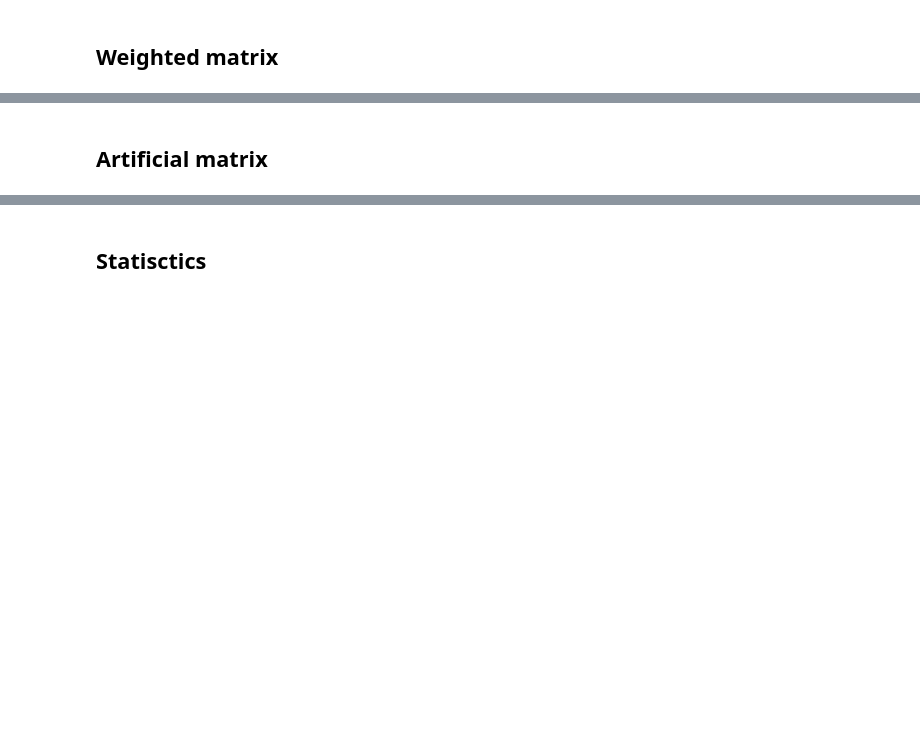
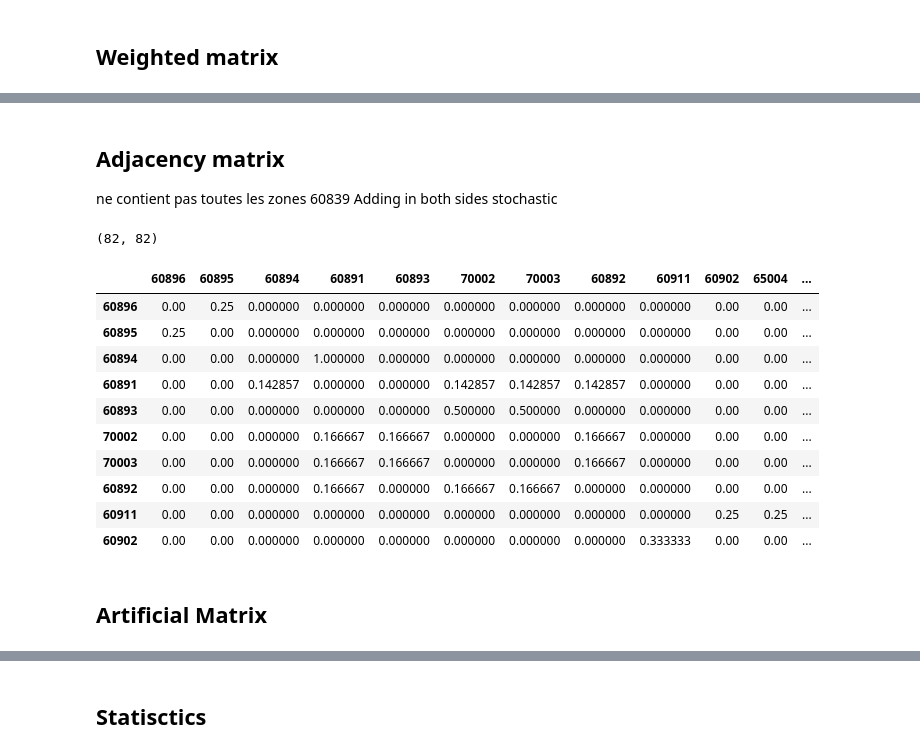
Before and after one commit to IndoorGen/LouvreIndoorTrajectoryGen, a Jupyter notebook: IndoorGenerator.ipynb, the cells around one changed output, grey strips where cells are left out. Drawn from its saved outputs; the diff is of its cells as text; code cells hidden in the pictures; blank space fills up the shorter version.

```diff
--- a/IndoorGenerator.ipynb
+++ b/IndoorGenerator.ipynb
@@ -283,2 +309,55 @@ Transition matrix smaple :
+# %% [markdown]
+## Adjacency matrix
+ne contient pas toutes les zones
+60839
+ Adding in both sides
+ stochastic
+# %%
+with open('zone_To_zone.csv', newline='') as csv_file:
+
+    zone_to_zone = pd.read_csv(csv_file)
+
+    zones_N1 = ['0']
+    adjacency_matrix = pd.DataFrame( index=zones_N1)
+
+    for index, row in zone_to_zone.iterrows():
+        zone1 = str(row['Zone1'])
+        if  zone1 not in adjacency_matrix.index : # Adding new row/column with zeros if it doesn't exist
+            adjacency_matrix.loc[:, zone1] = 0.0
+            adjacency_matrix.loc[zone1] = 0.0
+            nbr_arcs[zone1] = 0.0
+
+        zone2 = str(row['Zone2'])
+        if  zone2 not in adjacency_matrix.index : # Adding new row/column with zeros if it doesn't exist
+            adjacency_matrix.loc[:, zone2] = 0.0
+            adjacency_matrix.loc[zone2] = 0.0
+            nbr_arcs[zone2] = 0.0
+
+        adjacency_matrix.at[ zone1, zone2 ] += 1
+        adjacency_matrix.at[ zone2, zone1 ] += 1
+
+    adjacency_matrix = adjacency_matrix.drop('0')
+
+    # Convert the matrix to a stochastic matrix (sum of values in a row = 1)
+    for index, row in adjacency_matrix.iterrows():
+        adjacency_matrix.loc[index,:] /= adjacency_matrix.loc[index,:].sum()
+        #adjacency_matrix[index] = [ for value in adjacency_matrix[index]]
+        #weighted_matrix.loc[index] = [round(value/nbr_arcs[index], 6) for value in row]
+
+print(adjacency_matrix.shape)
+adjacency_matrix.iloc[:10,:]
+# %% [output]
+(82, 82)
+|  | 60896 | 60895 | 60894 | 60891 | 60893 | 70002 | 70003 | 60892 | 60911 | 60902 | 65004 | ... |
+| 60896 | 0.00 | 0.25 | 0.000000 | 0.000000 | 0.000000 | 0.000000 | 0.000000 | 0.000000 | 0.000000 | 0.00 | 0.00 | ... |
+| 60895 | 0.25 | 0.00 | 0.000000 | 0.000000 | 0.000000 | 0.000000 | 0.000000 | 0.000000 | 0.000000 | 0.00 | 0.00 | ... |
+| 60894 | 0.00 | 0.00 | 0.000000 | 1.000000 | 0.000000 | 0.000000 | 0.000000 | 0.000000 | 0.000000 | 0.00 | 0.00 | ... |
+| 60891 | 0.00 | 0.00 | 0.142857 | 0.000000 | 0.000000 | 0.142857 | 0.142857 | 0.142857 | 0.000000 | 0.00 | 0.00 | ... |
+| 60893 | 0.00 | 0.00 | 0.000000 | 0.000000 | 0.000000 | 0.500000 | 0.500000 | 0.000000 | 0.000000 | 0.00 | 0.00 | ... |
+| 70002 | 0.00 | 0.00 | 0.000000 | 0.166667 | 0.166667 | 0.000000 | 0.000000 | 0.166667 | 0.000000 | 0.00 | 0.00 | ... |
+| 70003 | 0.00 | 0.00 | 0.000000 | 0.166667 | 0.166667 | 0.000000 | 0.000000 | 0.166667 | 0.000000 | 0.00 | 0.00 | ... |
+| 60892 | 0.00 | 0.00 | 0.000000 | 0.166667 | 0.000000 | 0.166667 | 0.166667 | 0.000000 | 0.000000 | 0.00 | 0.00 | ... |
+| 60911 | 0.00 | 0.00 | 0.000000 | 0.000000 | 0.000000 | 0.000000 | 0.000000 | 0.000000 | 0.000000 | 0.25 | 0.25 | ... |
+| 60902 | 0.00 | 0.00 | 0.000000 | 0.000000 | 0.000000 | 0.000000 | 0.000000 | 0.000000 | 0.333333 | 0.00 | 0.00 | ... |
 # %% [markdown]
-## Artificial matrix
+## Artificial Matrix
```
Also changed, not shown: parts of 7 cells of this notebook, 3 other files.
